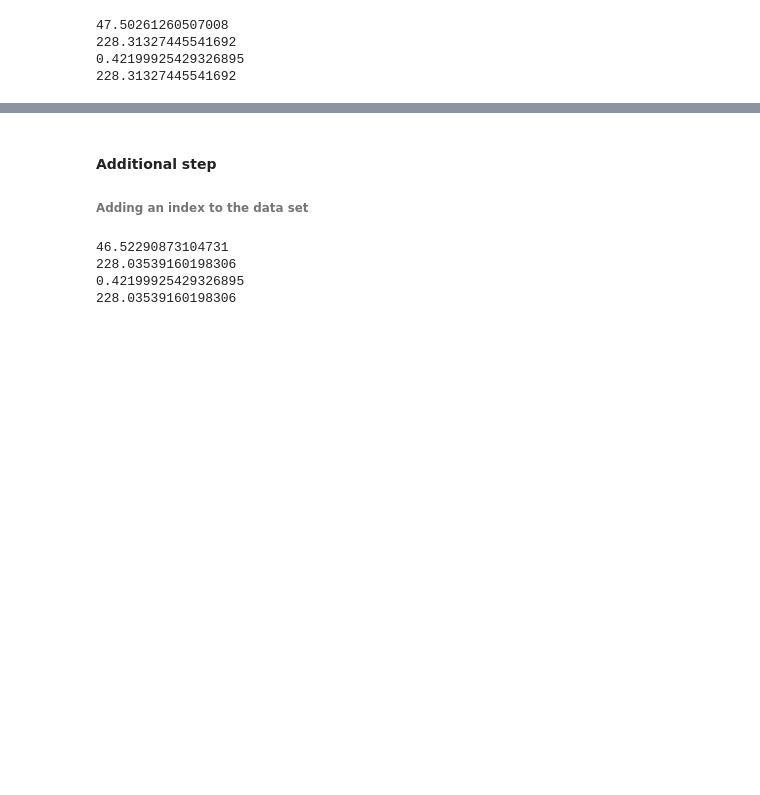
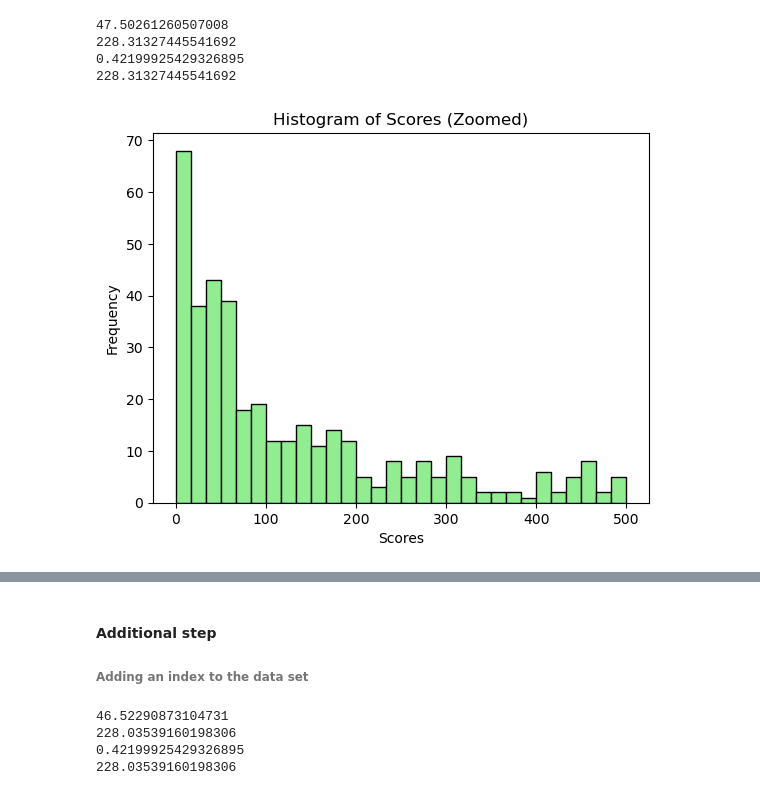
Before and after one commit to Olayemi-cloud/jh24993_EMATM0048---Python-Project, a Jupyter notebook: jh24993_EMATM0048_Q2.ipynb, the cells around one changed output, grey strips where cells are left out. Saved outputs shown, nothing was run; the diff lists cells and outputs as text; code cells hidden in the pictures; blank space fills up the shorter version.

```diff
--- a/jh24993_EMATM0048_Q2.ipynb
+++ b/jh24993_EMATM0048_Q2.ipynb
@@ -225,0 +317,2 @@ dtype: int64
+# %%
+clean_data = pd.read_csv('cleaned_health_reddit_data.csv')
@@ -316,3 +425,11 @@ print(standard_deviation_score)
 228.31327445541692
 0.42199925429326895
 228.31327445541692
+# %%
+plt.hist(clean_data['score'], bins=30, range=(0, 500), color='lightgreen', edgecolor='black')
+plt.title('Histogram of Scores (Zoomed)')
+plt.xlabel('Scores')
+plt.ylabel('Frequency')
+plt.show()
+# %% [output]
+[figure, added]
```
Also changed, not shown: parts of 44 cells of this notebook, 1 other file.
